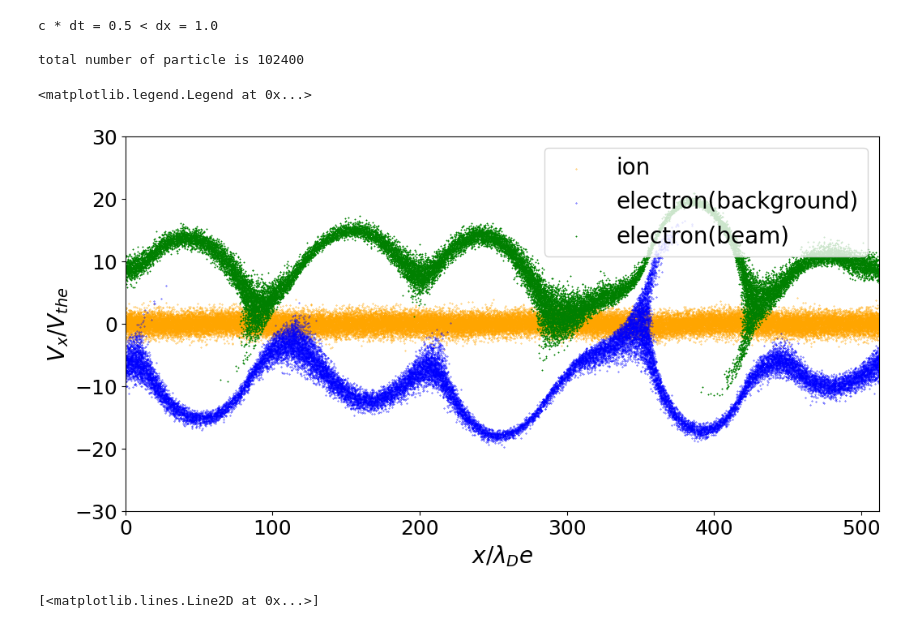
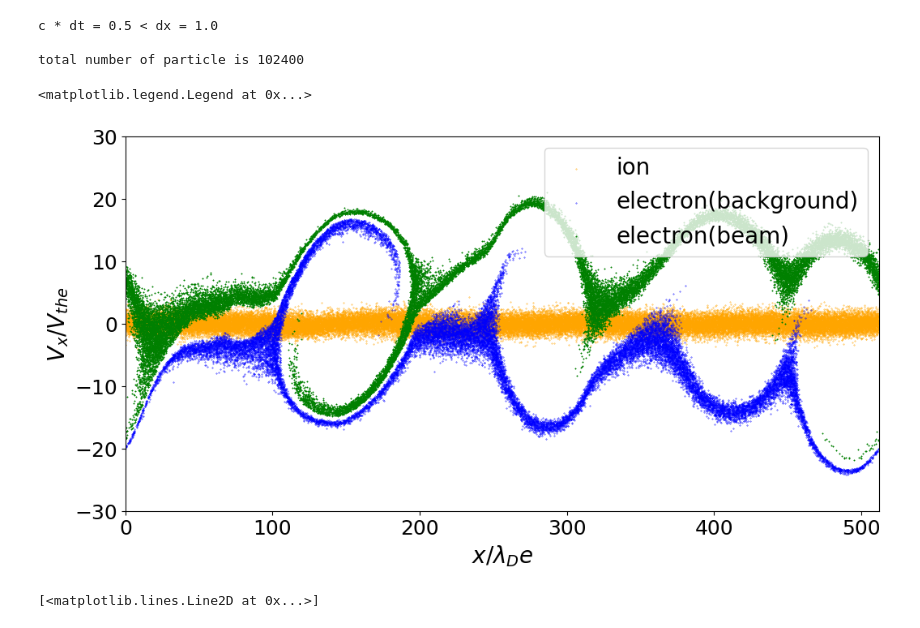
Before and after one commit to keita-akutagawa/PIC_GPU, a Jupyter notebook: examples_1D/two_stream_electron/PIC1D_two_stream_electron.ipynb, the cells around one changed output. Saved outputs shown, nothing was run; the diff lists cells and outputs as text; code cells hidden in the pictures.

```diff
--- a/examples_1D/two_stream_electron/PIC1D_two_stream_electron.ipynb
+++ b/examples_1D/two_stream_electron/PIC1D_two_stream_electron.ipynb
@@ -64,37 +64,37 @@ fig = plt.figure(figsize=(12, 6))
 ax = fig.add_subplot(111)
 
 dirname = "results_two_stream_electron"
-step = 3000
+step = 4000
 filename = f"{dirname}/two_stream_electron_x_ion_{step}.bin"
 with open(filename, 'rb') as f:
     x_ion = np.fromfile(f, dtype=np.float32)
 x_ion = x_ion.reshape(n_ion, 3).T
 filename = f"{dirname}/two_stream_electron_x_electron_{step}.bin"
 with open(filename, 'rb') as f:
     x_electron = np.fromfile(f, dtype=np.float32)
 x_electron = x_electron.reshape(n_electron+n_beam, 3).T
 filename = f"{dirname}/two_stream_electron_v_ion_{step}.bin"
 with open(filename, 'rb') as f:
     v_ion = np.fromfile(f, dtype=np.float32)
 v_ion = v_ion.reshape(n_ion, 3).T
 filename = f"{dirname}/two_stream_electron_v_electron_{step}.bin"
 with open(filename, 'rb') as f:
     v_electron = np.fromfile(f, dtype=np.float32)
 v_electron = v_electron.reshape(n_electron+n_beam, 3).T
 
 #ax.scatter(v_ion[0], v_ion[2], s=0.1)
 ax.scatter(x_ion[0], v_ion[0]/v_thermal_electron, s=0.1, c='orange', label='ion')
 ax.scatter(x_electron[0, :n_electron], v_electron[0, :n_electron]/v_thermal_electron, s=0.1, c='blue', label='electron(background)')
 ax.scatter(x_electron[0, n_electron:], v_electron[0, n_electron:]/v_thermal_electron, s=0.1, c='green', marker='*', label='electron(beam)')
 ax.set_xlim(0, x_max)
 ax.set_ylim(-30, 30)
 ax.set_xlabel('$x / \lambda_De$', fontsize=20)
 ax.set_ylabel('$V_x / V_{the}$', fontsize=20)
 ax.tick_params(labelsize=18)
 ax.legend(loc='upper right', fontsize=20)
 # %% [output]
 <matplotlib.legend.Legend at 0x...>
-[figure, old version]
+[figure, new version]
 # %%
 fig = plt.figure(figsize=(12, 6))
 ax = fig.add_subplot(111)
```
Also changed, not shown: parts of 4 cells of this notebook, 22 other files.
